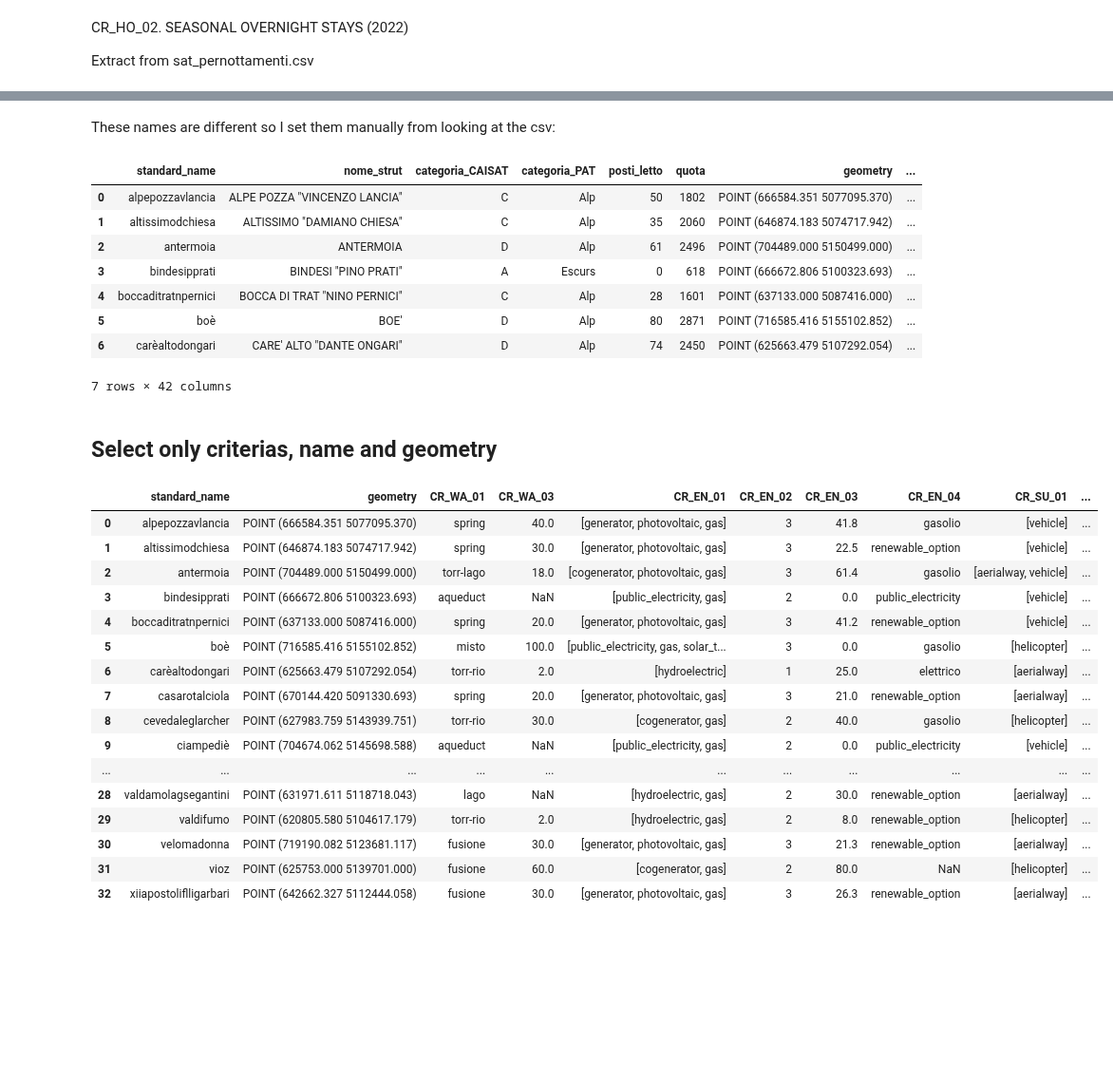
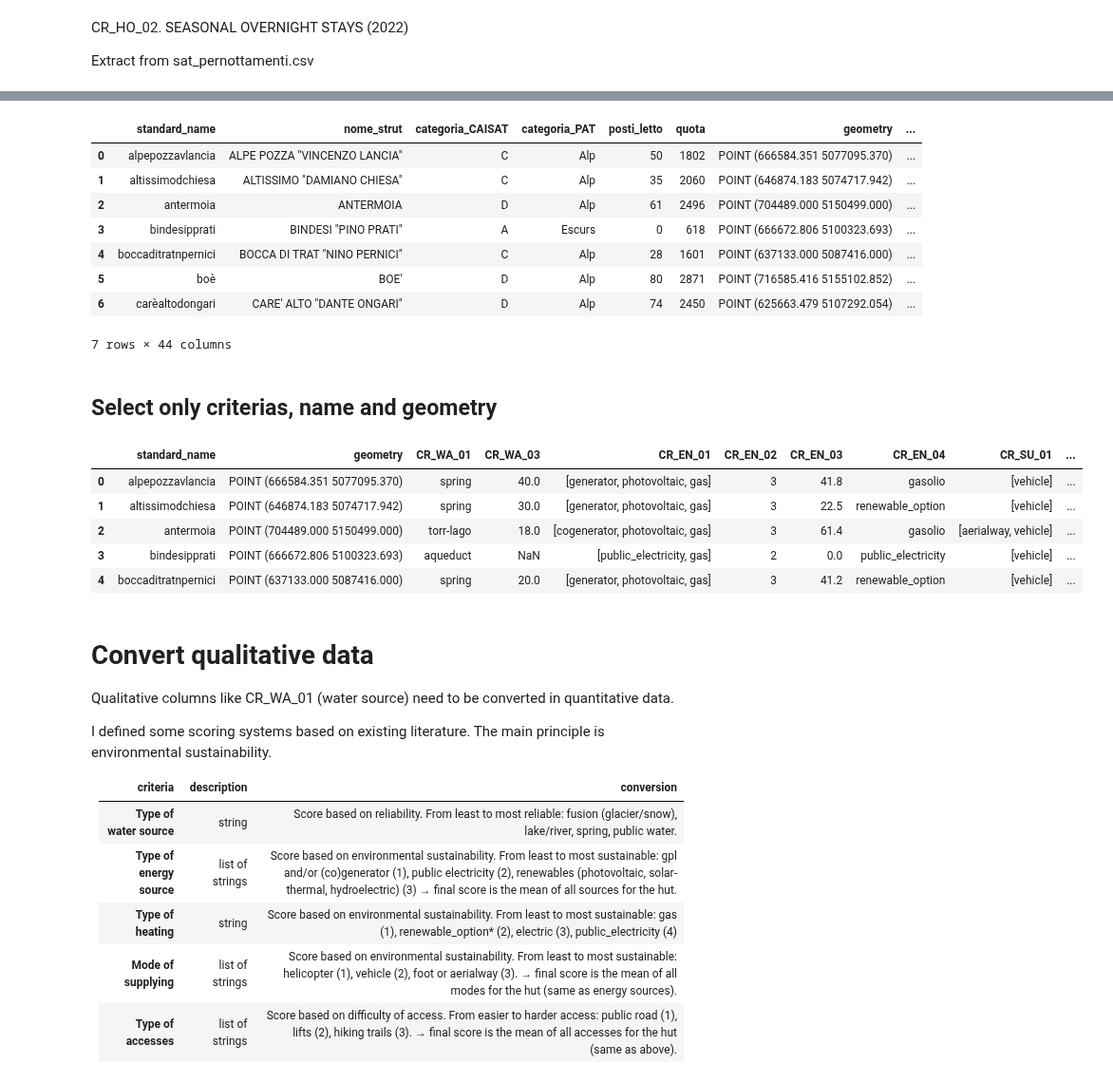
Before and after one commit to dclfbk/alpinehutsustainability, a Jupyter notebook: code/mcdm_analysis.ipynb, the cells around one changed output, grey strips where cells are left out. Shown at 95% size. Drawn from its saved outputs; the diff is of its cells as text; code cells hidden in the pictures; blank space fills up the shorter version.

Commit message:
converted qualitative indicators

```diff
--- a/code/mcdm_analysis.ipynb
+++ b/code/mcdm_analysis.ipynb
@@ -433,6 +394,8 @@ def combine_supply_modes(row):
         supply_mode.append('helicopter')
     if row['supply_road']:
         supply_mode.append('vehicle')
+    elif supply_mode == []:
+        supply_mode.append('foot')
 
     return supply_mode
 
@@ -516,6 +495,22 @@ for idx, row in merged_df.iterrows():
         merged_df.at[idx, 'arrival_trails'] = trail_names
     else:
         merged_df.at[idx, 'arrival_trails'] = None
+# %%
+# Combine in a single column
+def combine_accesses(row):
+    access_mode = []
+    if row['car_access']:
+        access_mode.append('car')
+    if row['arrival_trails']:
+        access_mode.append('trail')
+    if row['lift_ids_within_500m']:
+        access_mode.append('lift_500m')
+    if row['lift_ids_within_2300m']:
+        access_mode.append('lift_2300m')
+    return access_mode
+
+merged_df['CR_AC_01'] = merged_df.apply(combine_accesses, axis=1)
+merged_df['CR_AC_02'] = merged_df['CR_AC_01'].apply(len)
 # %% [markdown]
 CR_AC_03. REMOTENESS
 
@@ -568,3 +551 @@ merged_df[merged_df['CR_HO_02'].isna()]
-# %% [markdown]
-These names are different so I set them manually from looking at the csv:
 # %%
@@ -585,29 +571,31 @@ merged_df.head(7)
 | 4 | boccaditratnpernici | BOCCA DI TRAT "NINO PERNICI" | C | Alp | 28 | 1601 | POINT (637133.000 5087416.000) | ... |
 | 5 | boè | BOE' | D | Alp | 80 | 2871 | POINT (716585.416 5155102.852) | ... |
 | 6 | carèaltodongari | CARE' ALTO "DANTE ONGARI" | D | Alp | 74 | 2450 | POINT (625663.479 5107292.054) | ... |
-7 rows × 42 columns
+7 rows × 44 columns
 # %% [markdown]
 ## Select only criterias, name and geometry
 # %%
 criteria_cols = [col for col in merged_df.columns if 'CR_' in col]
 alternatives_gdf = merged_df[['standard_name', 'geometry'] + criteria_cols]
 # %%
-alternatives_gdf
+alternatives_gdf.head(5)
 # %% [output]
 |  | standard_name | geometry | CR_WA_01 | CR_WA_03 | CR_EN_01 | CR_EN_02 | CR_EN_03 | CR_EN_04 | CR_SU_01 | ... |
 | 0 | alpepozzavlancia | POINT (666584.351 5077095.370) | spring | 40.0 | [generator, photovoltaic, gas] | 3 | 41.8 | gasolio | [vehicle] | ... |
 | 1 | altissimodchiesa | POINT (646874.183 5074717.942) | spring | 30.0 | [generator, photovoltaic, gas] | 3 | 22.5 | renewable_option | [vehicle] | ... |
 | 2 | antermoia | POINT (704489.000 5150499.000) | torr-lago | 18.0 | [cogenerator, photovoltaic, gas] | 3 | 61.4 | gasolio | [aerialway, vehicle] | ... |
 | 3 | bindesipprati | POINT (666672.806 5100323.693) | aqueduct | NaN | [public_electricity, gas] | 2 | 0.0 | public_electricity | [vehicle] | ... |
 | 4 | boccaditratnpernici | POINT (637133.000 5087416.000) | spring | 20.0 | [generator, photovoltaic, gas] | 3 | 41.2 | renewable_option | [vehicle] | ... |
-| 5 | boè | POINT (716585.416 5155102.852) | misto | 100.0 | [public_electricity, gas, solar_t... | 3 | 0.0 | gasolio | [helicopter] | ... |
-| 6 | carèaltodongari | POINT (625663.479 5107292.054) | torr-rio | 2.0 | [hydroelectric] | 1 | 25.0 | elettrico | [aerialway] | ... |
-| 7 | casarotalciola | POINT (670144.420 5091330.693) | spring | 20.0 | [generator, photovoltaic, gas] | 3 | 21.0 | renewable_option | [aerialway] | ... |
-| 8 | cevedaleglarcher | POINT (627983.759 5143939.751) | torr-rio | 30.0 | [cogenerator, gas] | 2 | 40.0 | gasolio | [helicopter] | ... |
-| 9 | ciampediè | POINT (704674.062 5145698.588) | aqueduct | NaN | [public_electricity, gas] | 2 | 0.0 | public_electricity | [vehicle] | ... |
-| ... | ... | ... | ... | ... | ... | ... | ... | ... | ... | ... |
-| 28 | valdamolagsegantini | POINT (631971.611 5118718.043) | lago | NaN | [hydroelectric, gas] | 2 | 30.0 | renewable_option | [aerialway] | ... |
-| 29 | valdifumo | POINT (620805.580 5104617.179) | torr-rio | 2.0 | [hydroelectric, gas] | 2 | 8.0 | renewable_option | [helicopter] | ... |
-| 30 | velomadonna | POINT (719190.082 5123681.117) | fusione | 30.0 | [generator, photovoltaic, gas] | 3 | 21.3 | renewable_option | [aerialway] | ... |
-| 31 | vioz | POINT (625753.000 5139701.000) | fusione | 60.0 | [cogenerator, gas] | 2 | 80.0 | NaN | [helicopter] | ... |
-| 32 | xiiapostoliflligarbari | POINT (642662.327 5112444.058) | fusione | 30.0 | [generator, photovoltaic, gas] | 3 | 26.3 | renewable_option | [aerialway] | ... |
+# %% [markdown]
+# Convert qualitative data
+Qualitative columns like CR_WA_01 (water source) need to be converted in quantitative data.
+
+I defined some scoring systems based on existing literature. The main principle is environmental sustainability.
+
+|criteria|description|conversion|
+|---|---|---|
+|**Type of water source**|string|Score based on reliability. From least to most reliable: fusion (glacier/snow), lake/river, spring, public water.|
+|**Type of energy source**|list of strings|Score based on environmental sustainability. From least to most sustainable: gpl and/or (co)generator (1), public electricity (2), renewables (photovoltaic, solar-thermal, hydroelectric) (3) → final score is the mean of all sources for the hut.|
+|**Type of heating**|string|Score based on environmental sustainability. From least to most sustainable: gas (1), renewable_option* (2), electric (3), public_electricity (4)|
+|**Mode of supplying**|list of strings|Score based on environmental sustainability. From least to most sustainable: helicopter (1), vehicle (2), foot or aerialway (3). → final score is the mean of all modes for the hut (same as energy sources).|
+|**Type of accesses**|list of strings|Score based on difficulty of access.  From easier to harder access: public road (1), lifts (2), hiking trails (3). → final score is the mean of all accesses for the hut (same as above).|
```
Also changed, not shown: parts of 31 cells of this notebook.
